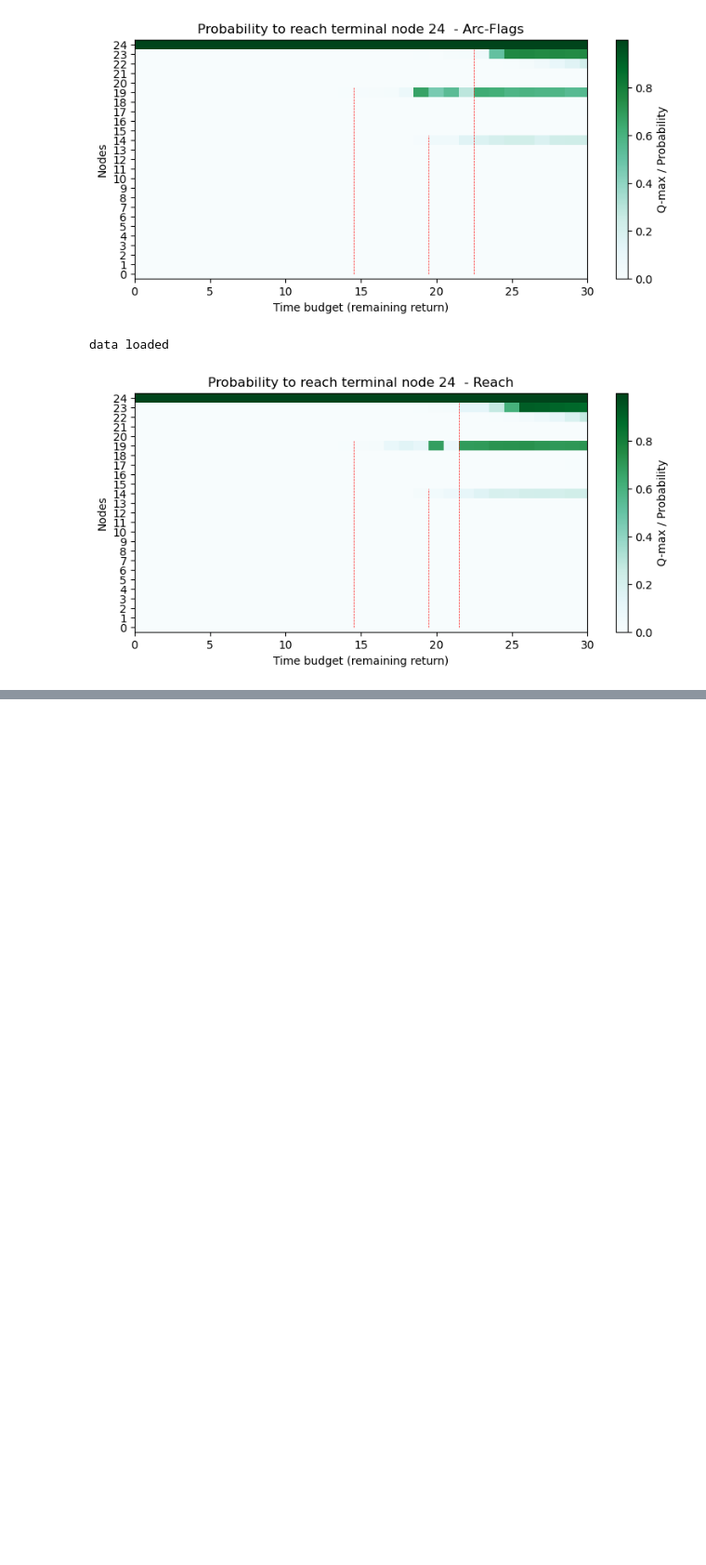
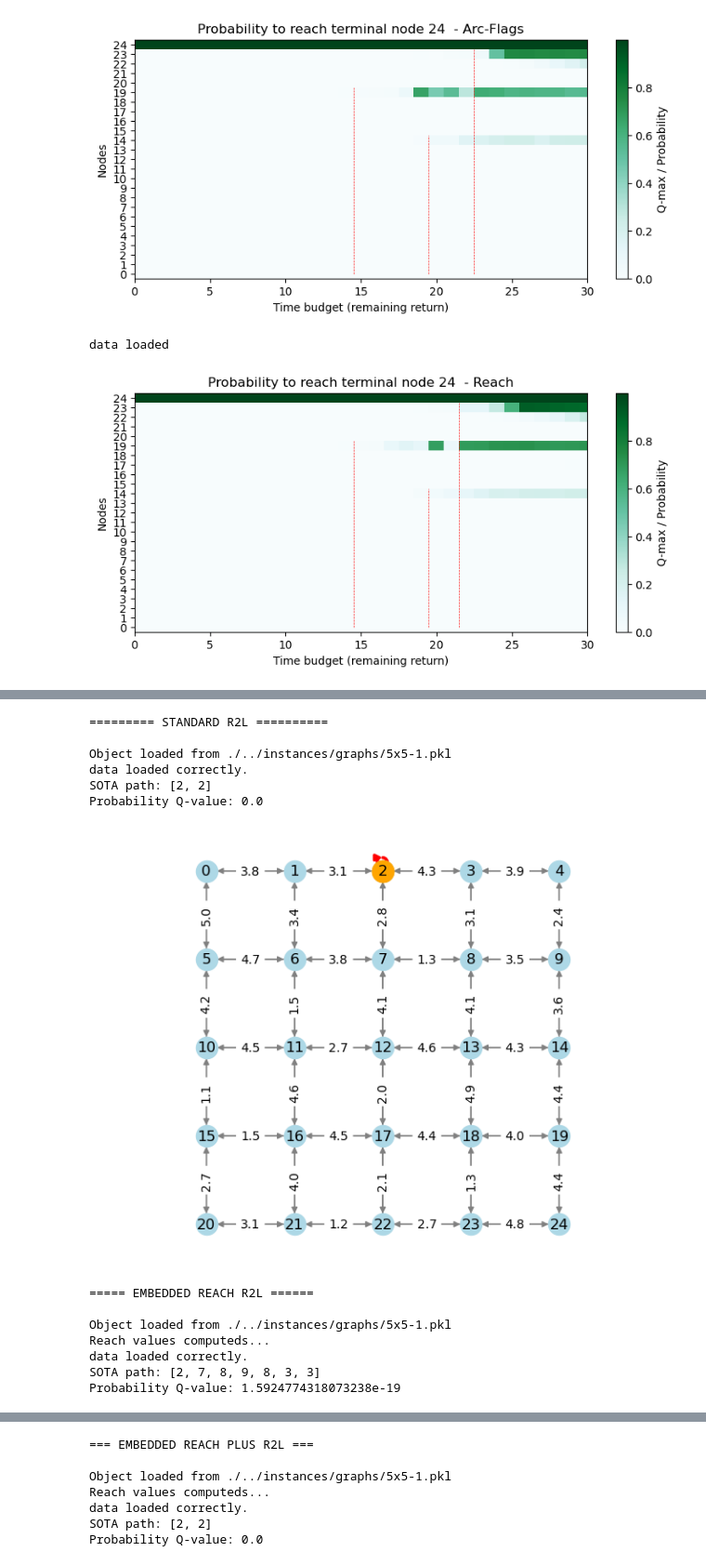
Before and after one commit to samuelepeirone/SOTA-RL, a Jupyter notebook: notebook/Plot.ipynb, the cells around one changed output, grey strips where cells are left out. Shown at 93% size. Cells and saved outputs as stored; diff of their text form; code cells hidden in the pictures; blank space fills up the shorter version.

```diff
--- a/notebook/Plot.ipynb
+++ b/notebook/Plot.ipynb
@@ -128,7 +133,0 @@ data loaded
-# %%
-path_graph = "./../instances/graphs/5x5-1.pkl"
-path_gn = "./../instances/trained/grid_5x5-1_100k10k-gn.pkl"
-path_af = "./../instances/trained/grid_5x5-1_100k10k-af.pkl"
-path_rh = "./../instances/trained/grid_5x5-1_100k10k-rh.pkl"
-
-R2LTestFunctions.train_general_comparison(path_graph, 0, 24, 100000, 10000, path_gn, path_af, path_rh)
@@ -163,0 +134,5 @@ data loaded
+# %%
+graph_path = "./../instances/graphs/5x5-1.pkl"
+path_erh = "./../instances/trained/grid_5x5-1_250k25k-erh-plus.pkl"
+
+R2LTestFunctions.train_run(graph_path, "embedded_reach", episode_number=250000, episode_lissage=25000, path_save=path_erh)
@@ -163,0 +184,23 @@ data loaded
+# %%
+graph_path = "./../instances/graphs/5x5-1.pkl"
+path_gn = "./../instances/trained/grid_5x5-1_100k10k-gn.pkl"
+path_erh = "./../instances/trained/grid_5x5-1_100k10k-erh.pkl"
+path_erh_plus = "./../instances/trained/grid_5x5-1_100k10k-erh-plus50.pkl"
+
+R2LTestFunctions.gn_erh_erhplus_path_comparison(graph_path, path_gn, path_erh, path_erh_plus,
+                          start_node=2, remaining_reward=29, dont_print=True, print_graph_path=True)
+# %% [output]
+========= STANDARD R2L ==========
+
+Object loaded from ./../instances/graphs/5x5-1.pkl
+data loaded correctly.
+SOTA path: [2, 2]
+Probability Q-value: 0.0
+[figure, added]
+===== EMBEDDED REACH R2L ======
+
+Object loaded from ./../instances/graphs/5x5-1.pkl
+Reach values computeds...
+data loaded correctly.
+SOTA path: [2, 7, 8, 9, 8, 3, 3]
+Probability Q-value: 1.5924774318073238e-19
@@ -163,0 +208,7 @@ data loaded
+=== EMBEDDED REACH PLUS R2L ===
+
+Object loaded from ./../instances/graphs/5x5-1.pkl
+Reach values computeds...
+data loaded correctly.
+SOTA path: [2, 2]
+Probability Q-value: 0.0
```
Also changed, not shown: parts of 10 cells of this notebook, 42 other files.
